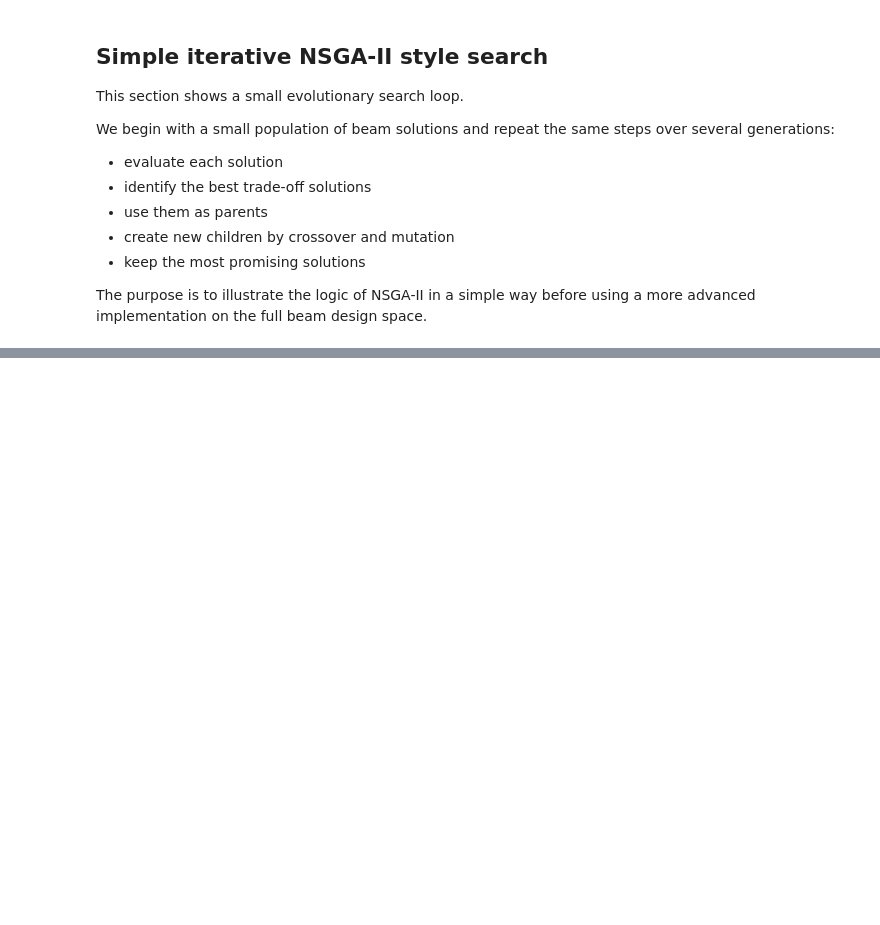
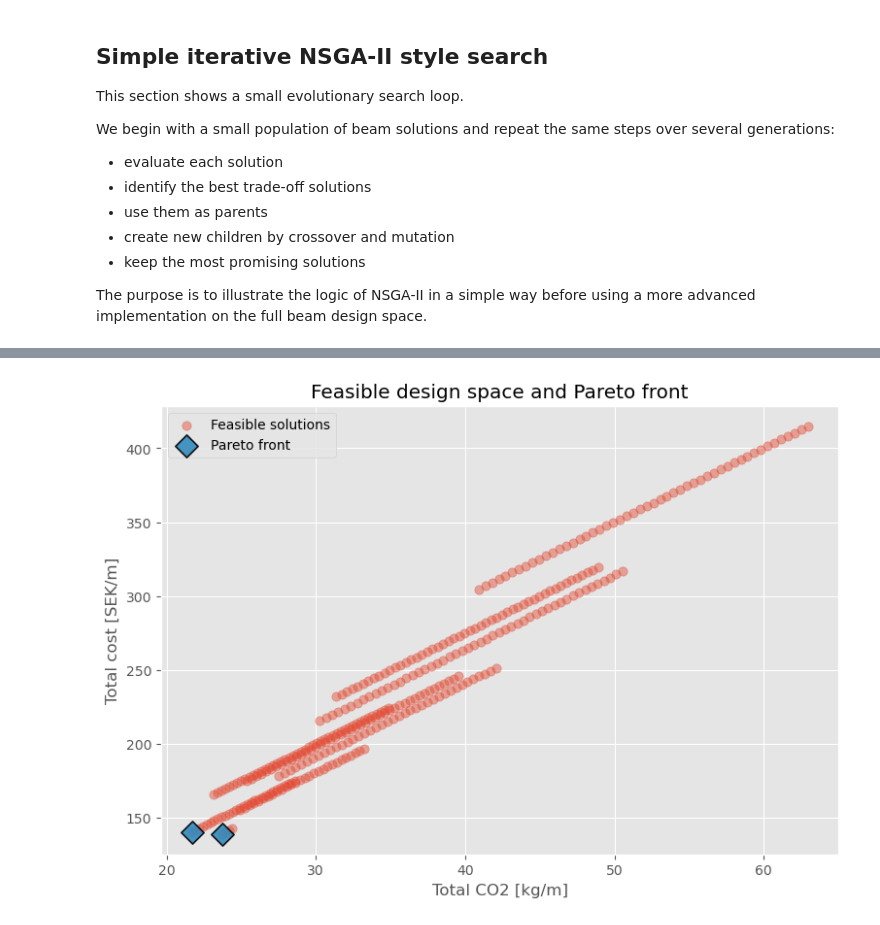
Before and after one commit to chalmersStructuralEngineering/course_sbd_concrete_section, a Jupyter notebook: concrete_beam_analysis_NSGA-II.ipynb, the cells around one changed output, grey strips where cells are left out. Saved outputs shown, nothing was run; the diff lists cells and outputs as text; code cells hidden in the pictures; blank space fills up the shorter version.

```diff
--- a/concrete_beam_analysis_NSGA-II.ipynb
+++ b/concrete_beam_analysis_NSGA-II.ipynb
@@ -1163,0 +1395,85 @@ display(final_front)
+# %%
+import pandas as pd
+import numpy as np
+import matplotlib.pyplot as plt
+
+# ============================================================
+# STEP 35 — Identify Pareto-optimal feasible solutions
+# ============================================================
+
+# Use the evaluated population from Step 34
+df = evaluated_population.copy()
+
+# Keep only feasible solutions
+feasible_df = df[df["Feasible"]].copy()
+
+print(f"Total solutions: {len(df)}")
+print(f"Feasible solutions: {len(feasible_df)}")
+
+if feasible_df.empty:
+    raise ValueError("No feasible solutions found. Check the design moment or the sectional_capacity data.")
+
+# ------------------------------------------------------------
+# Pareto dominance check
+# ------------------------------------------------------------
+objective_cols = ["Objective 1 - CO2", "Objective 2 - Cost"]
+
+def is_dominated(row, df, obj_cols):
+    for _, other in df.iterrows():
+        no_worse = all(other[col] <= row[col] for col in obj_cols)
+        strictly_better = any(other[col] < row[col] for col in obj_cols)
+
+        if no_worse and strictly_better:
+            return True
+    return False
+
+# Mark dominated and Pareto-optimal rows
+feasible_df["Dominated"] = feasible_df.apply(
+    lambda row: is_dominated(row, feasible_df, objective_cols),
+    axis=1
+)
+
+pareto_front_df = feasible_df[~feasible_df["Dominated"]].copy()
+
+print(f"Pareto-optimal feasible solutions: {len(pareto_front_df)}")
+
+# ------------------------------------------------------------
+# Plot feasible design space and Pareto front
+# ------------------------------------------------------------
+plt.figure(figsize=(9, 6))
+
+plt.scatter(
+    feasible_df["Objective 1 - CO2"],
+    feasible_df["Objective 2 - Cost"],
+    s=45,
+    alpha=0.45,
+    label="Feasible solutions"
+)
+
+plt.scatter(
+    pareto_front_df["Objective 1 - CO2"],
+    pareto_front_df["Objective 2 - Cost"],
+    s=140,
+    marker="D",
+    edgecolors="black",
+    linewidths=1.2,
+    alpha=0.9,
+    label="Pareto front"
+)
+
+plt.xlabel("Total CO2 [kg/m]")
+plt.ylabel("Total cost [SEK/m]")
+plt.title("Feasible design space and Pareto front")
+plt.grid(True)
+plt.legend()
+plt.show()
+
+# ------------------------------------------------------------
+# Show the Pareto front table
+# ------------------------------------------------------------
+pareto_front_df = pareto_front_df.sort_values(
+    by=["Objective 1 - CO2", "Objective 2 - Cost"]
+).reset_index(drop=True)
+
+display(pareto_front_df)
+# %% [output]
@@ -1163,0 +1483 @@ display(final_front)
+[figure, added]
```
Also changed, not shown: parts of 34 cells of this notebook, 1 other file.
